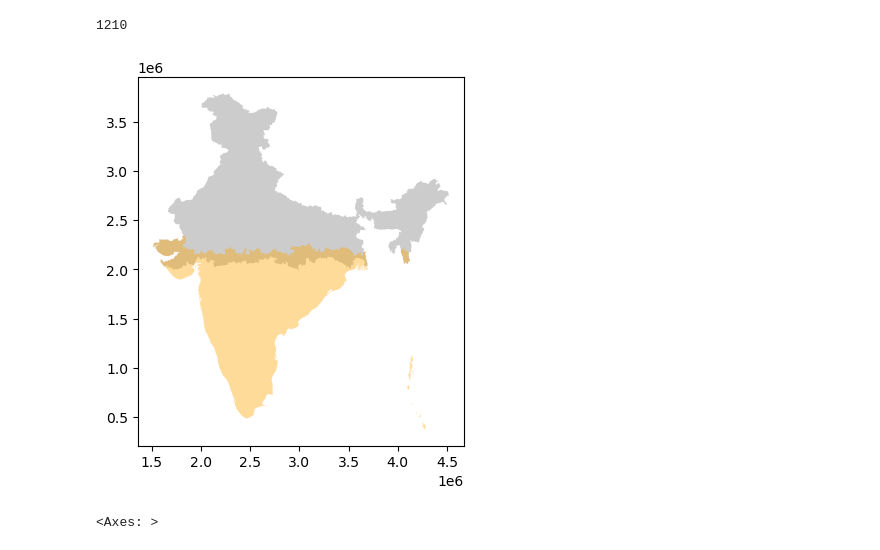
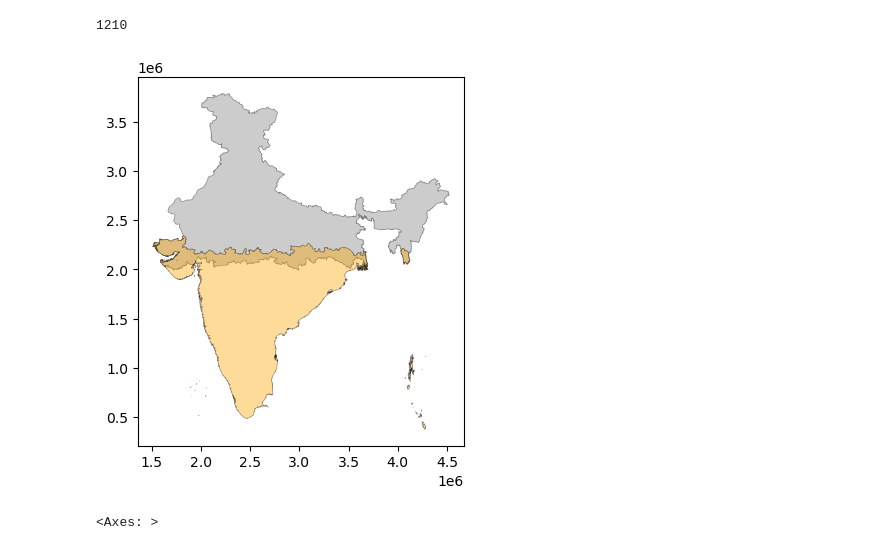
Before and after one commit to gokussj100/geodfprepro, a Jupyter notebook: Tarea 3 .ipynb, the cells around one changed output. Saved outputs shown, nothing was run; the diff lists cells and outputs as text; code cells hidden in the pictures.

```diff
--- a/Tarea 3 .ipynb
+++ b/Tarea 3 .ipynb
@@ -437,16 +425,21 @@ india_municipalities.shape[0]
 from shapely.ops import unary_union
 geometries_norte = unary_union([India_topLeft['geometry'].unary_union, India_topRight['geometry'].unary_union])
 geometries_sur = unary_union([India_bottomLeft['geometry'].unary_union, India_bottomRight['geometry'].unary_union])
-# %%
-import geopandas as gpd
-import matplotlib.pyplot as plt
-gdf_norte = gpd.GeoDataFrame(geometry=[geometries_norte])
-gdf_sur = gpd.GeoDataFrame(geometry=[geometries_sur])
-base = gdf_norte.plot(facecolor='grey', alpha=0.4)
-gdf_sur.plot(ax=base, facecolor='orange', alpha=0.4)
-plt.show()
-# %% [output]
-[figure, removed]
+# %%
+# Combina las geometrías con unary_union
+combined_geometry = unary_union([geometrias_norte, geometrias_sur])
+
+# Crea un GeoDataFrame con las geometrías combinadas
+combined_gdf = gpd.GeoDataFrame(geometry=[combined_geometry], crs=gdf_norte.crs)
+
+# Grafica GeoDataFrames individuales
+base = gdf_norte.plot(facecolor='grey', alpha=0.4, edgecolor='black', linewidth=0.5)
+gdf_sur.plot(ax=base, facecolor='orange', alpha=0.4, edgecolor='black', linewidth=0.5)
+
+# Detecta duplicados
+duplicados = combined_gdf[combined_gdf.duplicated()]
+# %% [output]
+[figure, added]
 # %%
 #Exercise4 - Terminado
 # %%
```
Also changed, not shown: parts of 6 cells of this notebook.
